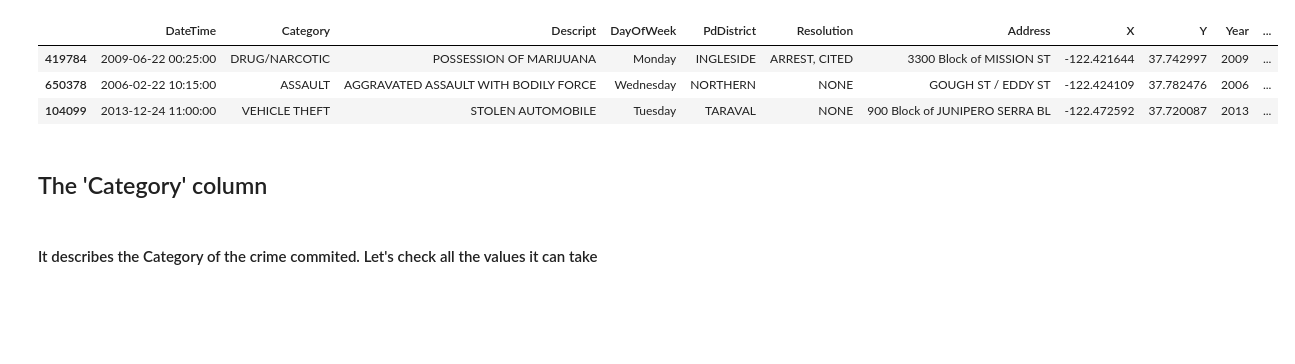
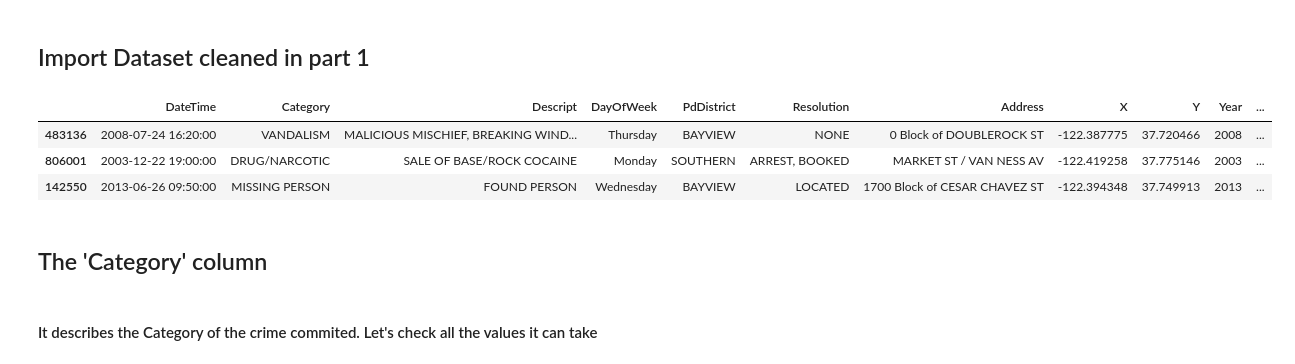
Before and after one commit to hamzael9/san-francisco-crime-classification, a Jupyter notebook: sf-crimes-feature-engineering-2-category.ipynb, the cells around one changed output. Cells and saved outputs as stored; diff of their text form; code cells hidden in the pictures; blank space fills up the shorter version.

```diff
--- a/sf-crimes-feature-engineering-2-category.ipynb
+++ b/sf-crimes-feature-engineering-2-category.ipynb
@@ -4,12 +5,14 @@ import pandas as pd
 %matplotlib inline
+# %% [markdown]
+## Import Dataset cleaned in part 1
 # %%
-train_df = pd.read_csv('data/train_clean_1.csv')
+train_df = pd.read_csv('./data/inter/train_clean_1.csv')
 train_df.sample(3)
 # %% [output]
 |  | DateTime | Category | Descript | DayOfWeek | PdDistrict | Resolution | Address | X | Y | Year | ... |
-| 419784 | 2009-06-22 00:25:00 | DRUG/NARCOTIC | POSSESSION OF MARIJUANA | Monday | INGLESIDE | ARREST, CITED | 3300 Block of MISSION ST | -122.421644 | 37.742997 | 2009 | ... |
-| 650378 | 2006-02-22 10:15:00 | ASSAULT | AGGRAVATED ASSAULT WITH BODILY FORCE | Wednesday | NORTHERN | NONE | GOUGH ST / EDDY ST | -122.424109 | 37.782476 | 2006 | ... |
-| 104099 | 2013-12-24 11:00:00 | VEHICLE THEFT | STOLEN AUTOMOBILE | Tuesday | TARAVAL | NONE | 900 Block of JUNIPERO SERRA BL | -122.472592 | 37.720087 | 2013 | ... |
+| 483136 | 2008-07-24 16:20:00 | VANDALISM | MALICIOUS MISCHIEF, BREAKING WIND... | Thursday | BAYVIEW | NONE | 0 Block of DOUBLEROCK ST | -122.387775 | 37.720466 | 2008 | ... |
+| 806001 | 2003-12-22 19:00:00 | DRUG/NARCOTIC | SALE OF BASE/ROCK COCAINE | Monday | SOUTHERN | ARREST, BOOKED | MARKET ST / VAN NESS AV | -122.419258 | 37.775146 | 2003 | ... |
+| 142550 | 2013-06-26 09:50:00 | MISSING PERSON | FOUND PERSON | Wednesday | BAYVIEW | LOCATED | 1700 Block of CESAR CHAVEZ ST | -122.394348 | 37.749913 | 2013 | ... |
 # %% [markdown]
 ## The 'Category' column
 # %% [markdown]
```
Also changed, not shown: parts of 16 cells of this notebook.
